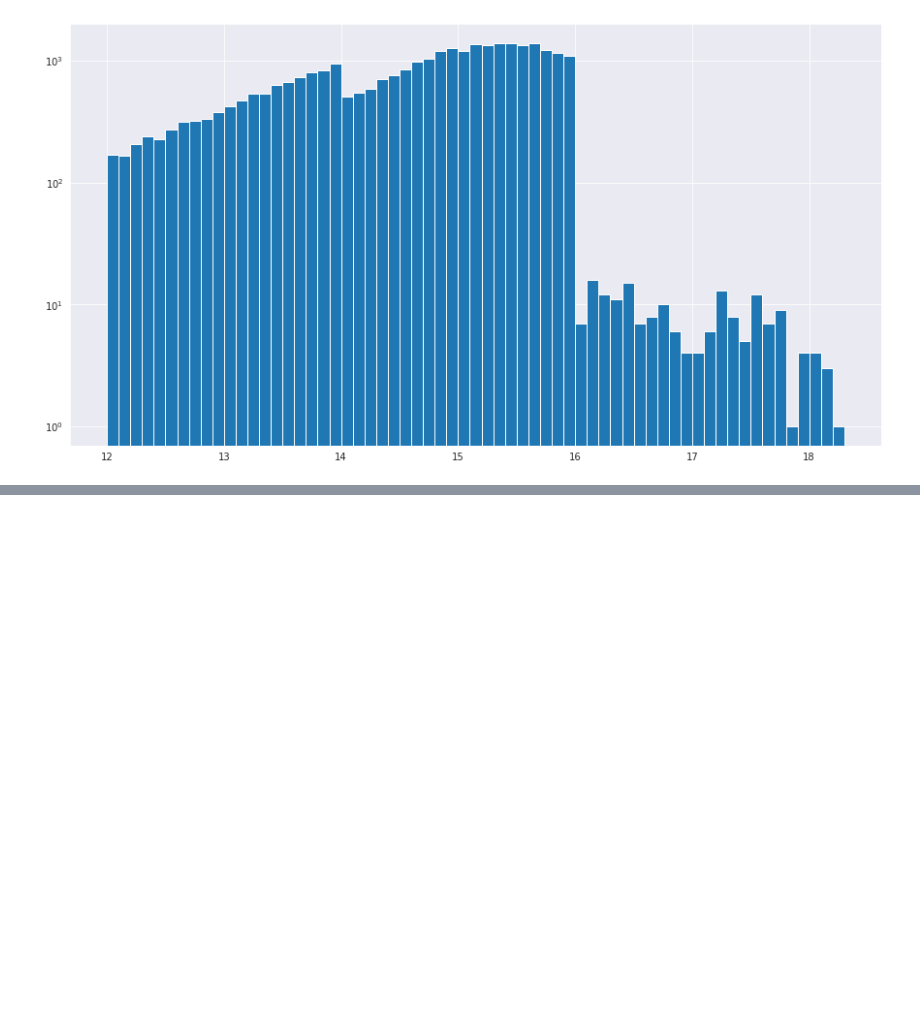
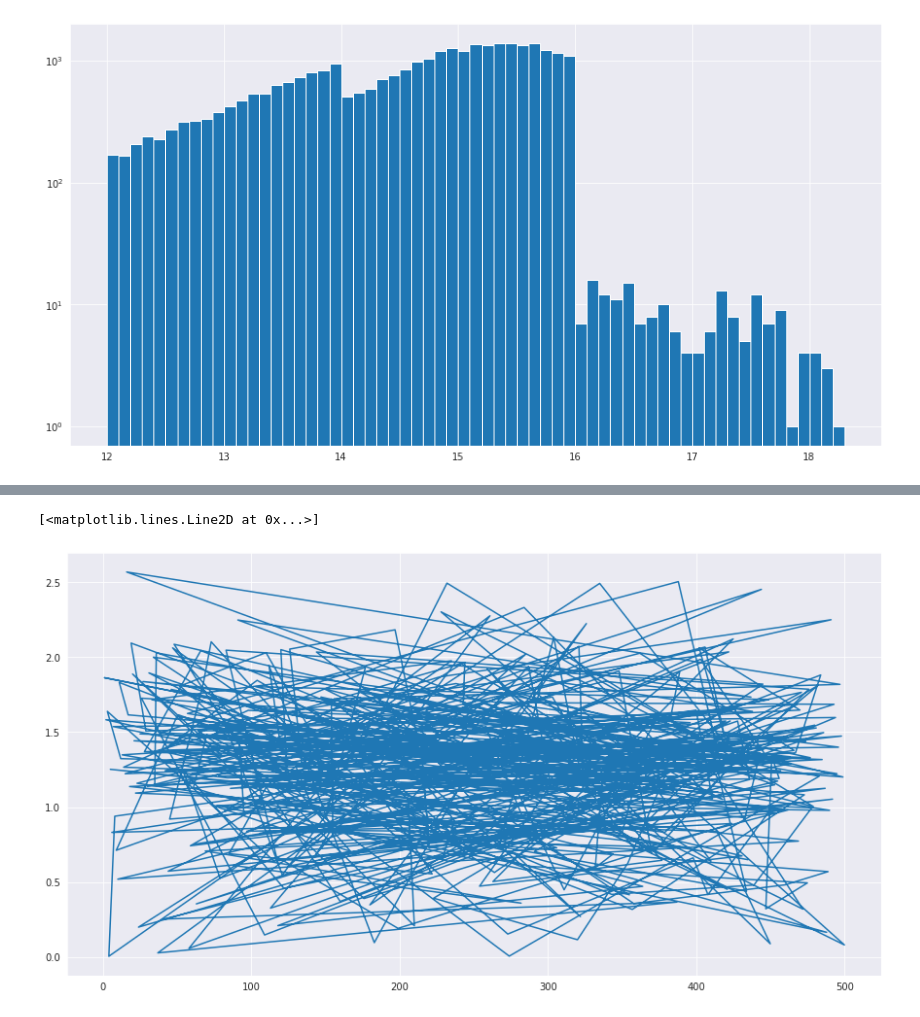
Before and after one commit to Srivardini11/lark, a Jupyter notebook: Quarter9.ipynb, the cells around one changed output, grey strips where cells are left out. Saved outputs shown, nothing was run; the diff lists cells and outputs as text; code cells hidden in the pictures; blank space fills up the shorter version.

```diff
--- a/Quarter9.ipynb
+++ b/Quarter9.ipynb
@@ -137,0 +186,5 @@ plt.xlim(0,2);
+# %%
+plt.plot(y)
+# %% [output]
+[<matplotlib.lines.Line2D at 0x...>]
+[figure, added]
```
Also changed, not shown: parts of 20 cells of this notebook.
